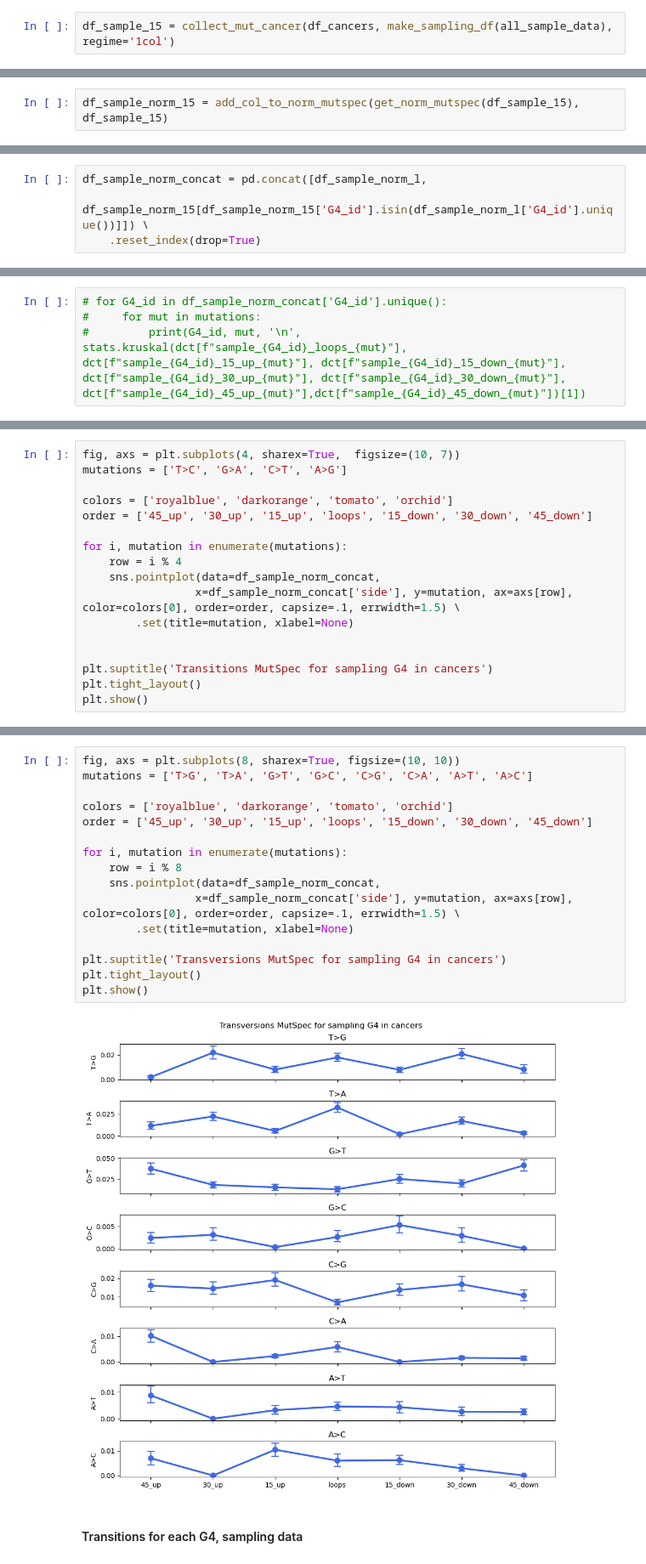
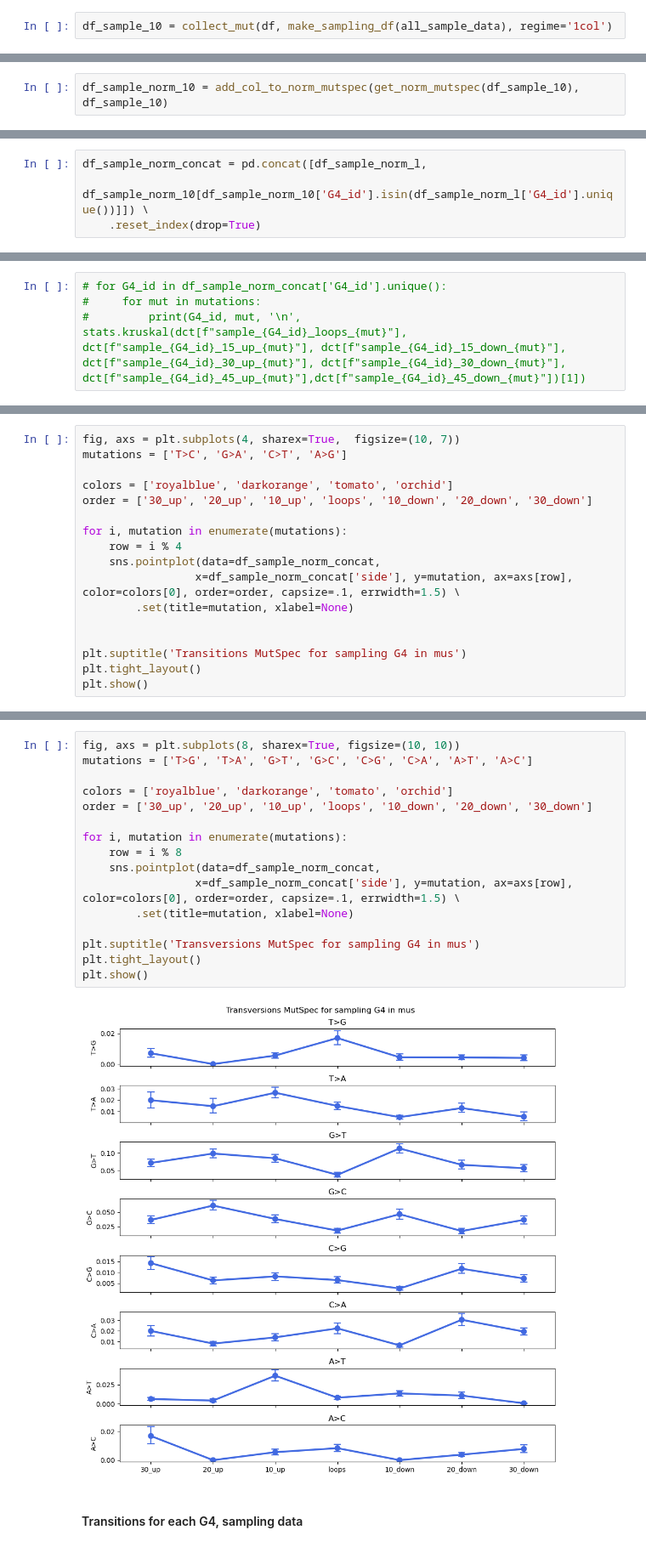
Before and after one commit to mitoclub/G4MutSpec, a Jupyter notebook: notebooks/mus_analysis_pqs_category.ipynb, the cells around one changed output, grey strips where cells are left out. Shown at 85% size. Saved outputs shown, nothing was run; the diff lists cells and outputs as text.

Commit message:
add sampling loops for mus

```diff
--- a/notebooks/mus_analysis_pqs_category.ipynb
+++ b/notebooks/mus_analysis_pqs_category.ipynb
@@ -307,4 +314,4 @@ all_sample_data = sampling_data(df_15_col_cancer[['G4_id', 'side', 'window_start
                                 sample_size=50, frac=0.5, mode='around')
 # %%
-df_sample_15 = collect_mut_cancer(df_cancers, make_sampling_df(all_sample_data), regime='1col')
+df_sample_10 = collect_mut(df, make_sampling_df(all_sample_data), regime='1col')
 # %%
@@ -326,5 +333,5 @@ df_sample_15[df_sample_15['G4_id'].isin(df_sample_loops['G4_id'].unique())]
 # %%
 df_sample_norm_l = add_col_to_norm_mutspec(get_norm_mutspec(df_sample_loops), df_sample_loops)
 # %%
-df_sample_norm_15 = add_col_to_norm_mutspec(get_norm_mutspec(df_sample_15), df_sample_15)
+df_sample_norm_10 = add_col_to_norm_mutspec(get_norm_mutspec(df_sample_10), df_sample_10)
 # %%
@@ -362,6 +369,6 @@ df_sample_15[df_sample_15['G4_id'] == 2]
 # %%
 df_sample_norm_concat = pd.concat([df_sample_norm_l,
-                                   df_sample_norm_15[df_sample_norm_15['G4_id'].isin(df_sample_norm_l['G4_id'].unique())]]) \
+                                   df_sample_norm_10[df_sample_norm_10['G4_id'].isin(df_sample_norm_l['G4_id'].unique())]]) \
     .reset_index(drop=True)
 # %%
 df_sample_norm_concat.columns
@@ -522,7 +527,7 @@ fig, axs = plt.subplots(4, sharex=True,  figsize=(10, 7))
 mutations = ['T>C', 'G>A', 'C>T', 'A>G']
 
 colors = ['royalblue', 'darkorange', 'tomato', 'orchid']
-order = ['45_up', '30_up', '15_up', 'loops', '15_down', '30_down', '45_down']
+order = ['30_up', '20_up', '10_up', 'loops', '10_down', '20_down', '30_down']
 
 for i, mutation in enumerate(mutations):
     row = i % 4
@@ -531,7 +536,7 @@ for i, mutation in enumerate(mutations):
         .set(title=mutation, xlabel=None)
 
 
-plt.suptitle('Transitions MutSpec for sampling G4 in cancers')
+plt.suptitle('Transitions MutSpec for sampling G4 in mus')
 plt.tight_layout()
 plt.show()
 # %% [output]
@@ -539,21 +544,21 @@ plt.show()
 # %%
 fig, axs = plt.subplots(8, sharex=True, figsize=(10, 10))
 mutations = ['T>G', 'T>A', 'G>T', 'G>C', 'C>G', 'C>A', 'A>T', 'A>C']
 
 colors = ['royalblue', 'darkorange', 'tomato', 'orchid']
-order = ['45_up', '30_up', '15_up', 'loops', '15_down', '30_down', '45_down']
+order = ['30_up', '20_up', '10_up', 'loops', '10_down', '20_down', '30_down']
 
 for i, mutation in enumerate(mutations):
     row = i % 8
     sns.pointplot(data=df_sample_norm_concat,
                  x=df_sample_norm_concat['side'], y=mutation, ax=axs[row], color=colors[0], order=order, capsize=.1, errwidth=1.5) \
         .set(title=mutation, xlabel=None)
 
-plt.suptitle('Transversions MutSpec for sampling G4 in cancers')
+plt.suptitle('Transversions MutSpec for sampling G4 in mus')
 plt.tight_layout()
 plt.show()
 # %% [output]
-[figure, old version]
+[figure, new version]
 # %% [markdown]
 #### Transitions for each G4, sampling data
 # %%
```
Also changed, not shown: parts of 25 cells of this notebook, 2 other files.
